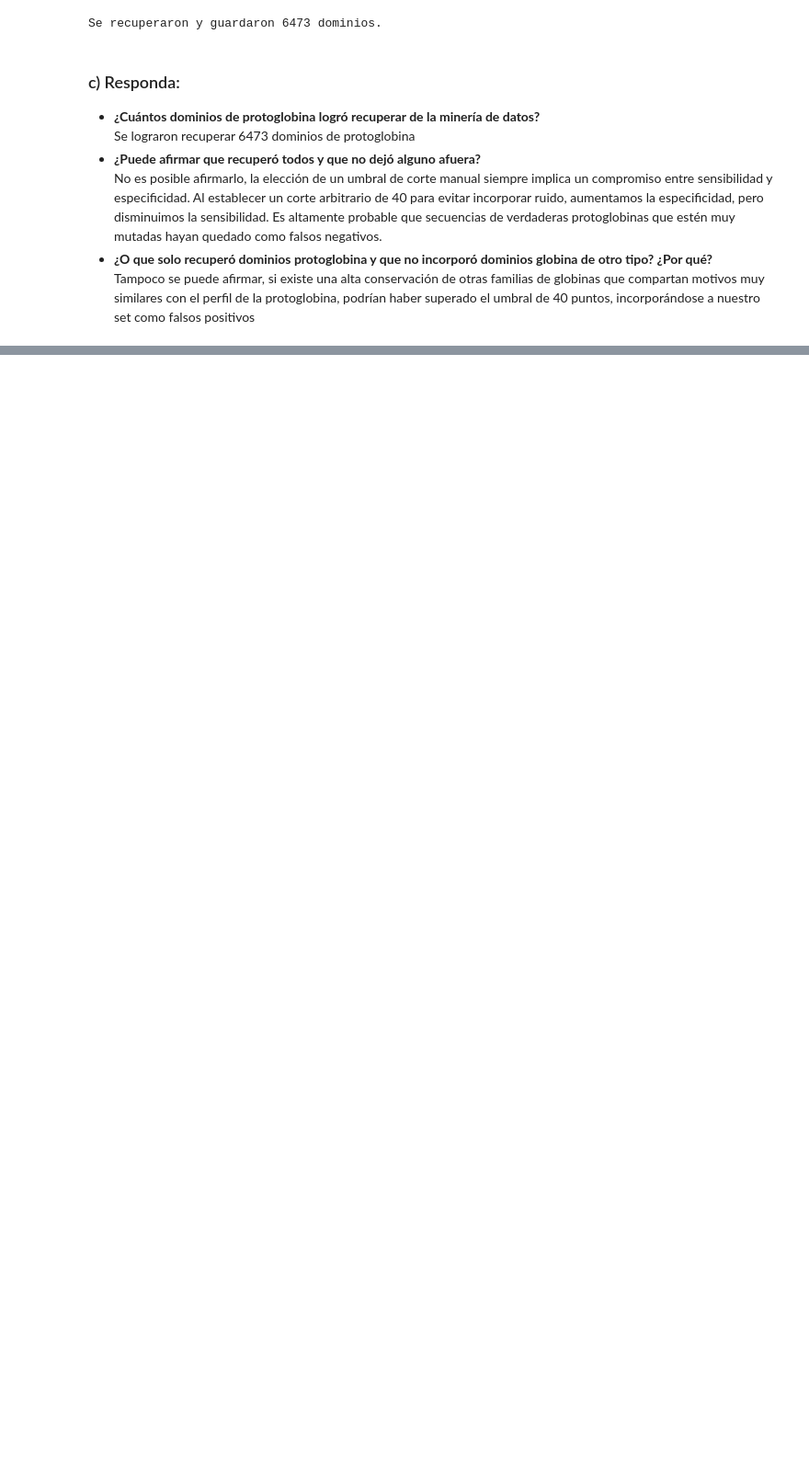
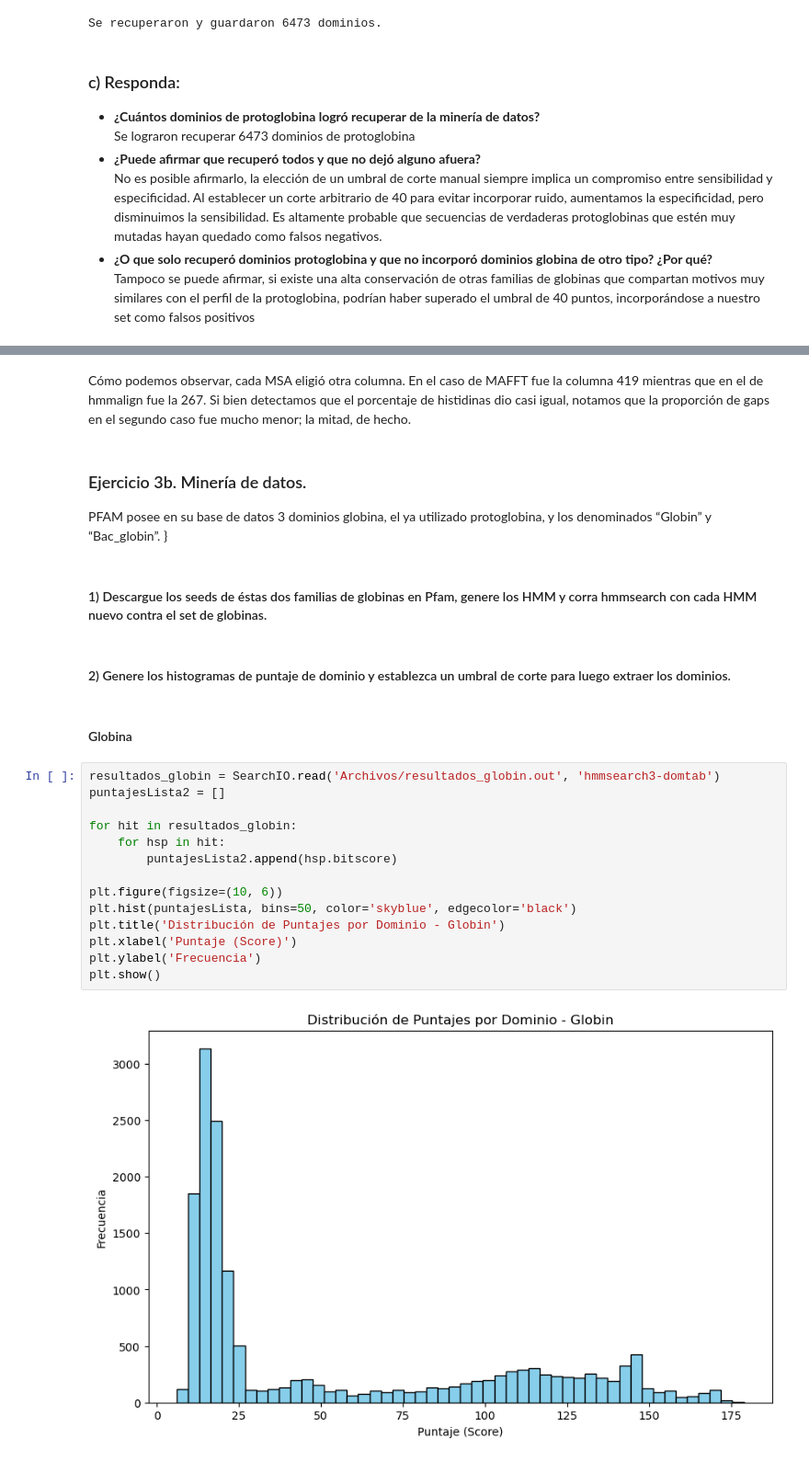
Before and after one commit to Nicowkra/BioInfoTps, a Jupyter notebook: TP4/TP4.ipynb, the cells around one changed output, grey strips where cells are left out. Shown at 92% size. Drawn from its saved outputs; the diff is of its cells as text; blank space fills up the shorter version.

```diff
--- a/TP4/TP4.ipynb
+++ b/TP4/TP4.ipynb
@@ -119,0 +184,29 @@ Tampoco se puede afirmar, si existe una alta conservación de otras familias de
+# %% [markdown]
+Cómo podemos observar, cada MSA eligió otra columna. En el caso de MAFFT fue la columna 419 mientras que en el de hmmalign fue la 267. Si bien detectamos que el porcentaje de histidinas dio casi igual, notamos que la proporción de gaps en el segundo caso fue mucho menor; la mitad, de hecho.
+# %% [markdown]
+### Ejercicio 3b. Minería de datos.
+PFAM posee en su base de datos 3 dominios globina, el ya utilizado protoglobina, y los
+denominados “Globin” y “Bac_globin”.
+}
+# %% [markdown]
+#### 1) Descargue los seeds de éstas dos familias de globinas en Pfam, genere los HMM y corra hmmsearch con cada HMM nuevo contra el set de globinas.
+# %% [markdown]
+#### 2) Genere los histogramas de puntaje de dominio y establezca un umbral de corte para luego extraer los dominios.
+# %% [markdown]
+#### Globina
+# %%
+resultados_globin = SearchIO.read('Archivos/resultados_globin.out', 'hmmsearch3-domtab')
+puntajesLista2 = []
+
+for hit in resultados_globin:
+    for hsp in hit:
+        puntajesLista2.append(hsp.bitscore)
+
+plt.figure(figsize=(10, 6))
+plt.hist(puntajesLista, bins=50, color='skyblue', edgecolor='black')
+plt.title('Distribución de Puntajes por Dominio - Globin')
+plt.xlabel('Puntaje (Score)')
+plt.ylabel('Frecuencia')
+plt.show()
+# %% [output]
+[figure, added]
```
Also changed, not shown: parts of 14 cells of this notebook, 14 other files.
